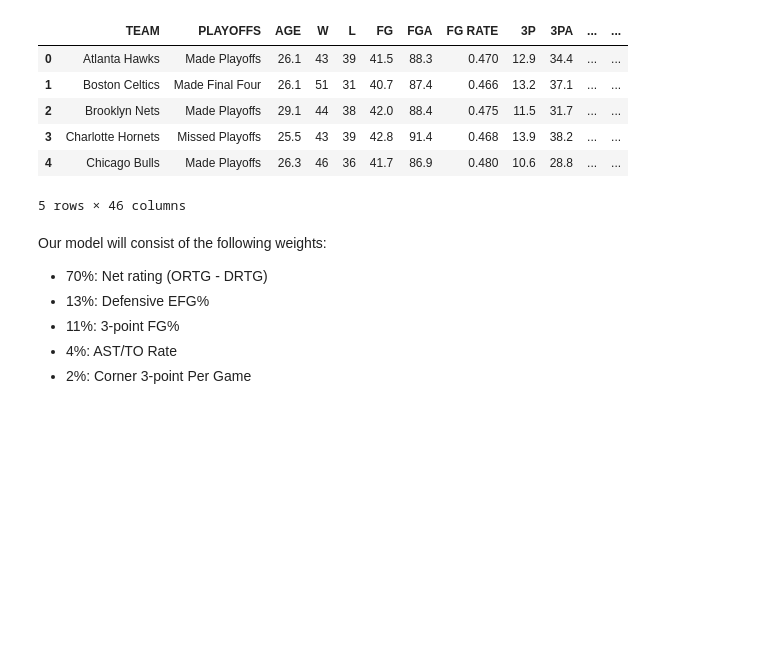
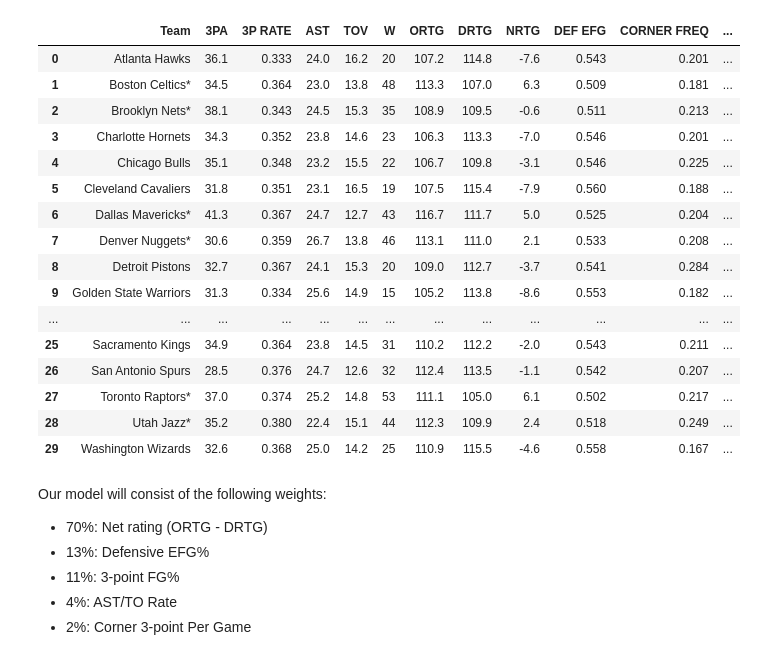
Before and after one commit to Kc1227/Math-42-Final-Project, a Jupyter notebook: Analysis.ipynb, the cells around one changed output. Drawn from its saved outputs; the diff is of its cells as text; code cells hidden in the pictures; blank space fills up the shorter version.

```diff
--- a/Analysis.ipynb
+++ b/Analysis.ipynb
@@ -24,15 +24,25 @@ df_2020['Corner 3-pt Per Game'] = df_2020['3PA'] * df_2020['CORNER FREQ'] * df_2
 df_2019['Corner 3-pt Per Game'] = df_2019['3PA'] * df_2019['CORNER FREQ'] * df_2019['CORNER RATE']
 df_2018['Corner 3-pt Per Game'] = df_2018['3PA'] * df_2018['CORNER FREQ'] * df_2018['CORNER RATE']
 # %%
-df_2021.head()
+df_2019
 # %% [output]
-|  | TEAM | PLAYOFFS | AGE | W | L | FG | FGA | FG RATE | 3P | 3PA | ... | ... |
-| 0 | Atlanta Hawks | Made Playoffs | 26.1 | 43 | 39 | 41.5 | 88.3 | 0.470 | 12.9 | 34.4 | ... | ... |
-| 1 | Boston Celtics | Made Final Four | 26.1 | 51 | 31 | 40.7 | 87.4 | 0.466 | 13.2 | 37.1 | ... | ... |
-| 2 | Brooklyn Nets | Made Playoffs | 29.1 | 44 | 38 | 42.0 | 88.4 | 0.475 | 11.5 | 31.7 | ... | ... |
-| 3 | Charlotte Hornets | Missed Playoffs | 25.5 | 43 | 39 | 42.8 | 91.4 | 0.468 | 13.9 | 38.2 | ... | ... |
-| 4 | Chicago Bulls | Made Playoffs | 26.3 | 46 | 36 | 41.7 | 86.9 | 0.480 | 10.6 | 28.8 | ... | ... |
+|  | Team | 3PA | 3P RATE | AST | TOV | W | ORTG | DRTG | NRTG | DEF EFG | CORNER FREQ | ... |
+| 0 | Atlanta Hawks | 36.1 | 0.333 | 24.0 | 16.2 | 20 | 107.2 | 114.8 | -7.6 | 0.543 | 0.201 | ... |
+| 1 | Boston Celtics* | 34.5 | 0.364 | 23.0 | 13.8 | 48 | 113.3 | 107.0 | 6.3 | 0.509 | 0.181 | ... |
+| 2 | Brooklyn Nets* | 38.1 | 0.343 | 24.5 | 15.3 | 35 | 108.9 | 109.5 | -0.6 | 0.511 | 0.213 | ... |
+| 3 | Charlotte Hornets | 34.3 | 0.352 | 23.8 | 14.6 | 23 | 106.3 | 113.3 | -7.0 | 0.546 | 0.201 | ... |
+| 4 | Chicago Bulls | 35.1 | 0.348 | 23.2 | 15.5 | 22 | 106.7 | 109.8 | -3.1 | 0.546 | 0.225 | ... |
+| 5 | Cleveland Cavaliers | 31.8 | 0.351 | 23.1 | 16.5 | 19 | 107.5 | 115.4 | -7.9 | 0.560 | 0.188 | ... |
+| 6 | Dallas Mavericks* | 41.3 | 0.367 | 24.7 | 12.7 | 43 | 116.7 | 111.7 | 5.0 | 0.525 | 0.204 | ... |
+| 7 | Denver Nuggets* | 30.6 | 0.359 | 26.7 | 13.8 | 46 | 113.1 | 111.0 | 2.1 | 0.533 | 0.208 | ... |
+| 8 | Detroit Pistons | 32.7 | 0.367 | 24.1 | 15.3 | 20 | 109.0 | 112.7 | -3.7 | 0.541 | 0.284 | ... |
+| 9 | Golden State Warriors | 31.3 | 0.334 | 25.6 | 14.9 | 15 | 105.2 | 113.8 | -8.6 | 0.553 | 0.182 | ... |
+| ... | ... | ... | ... | ... | ... | ... | ... | ... | ... | ... | ... | ... |
+| 25 | Sacramento Kings | 34.9 | 0.364 | 23.8 | 14.5 | 31 | 110.2 | 112.2 | -2.0 | 0.543 | 0.211 | ... |
+| 26 | San Antonio Spurs | 28.5 | 0.376 | 24.7 | 12.6 | 32 | 112.4 | 113.5 | -1.1 | 0.542 | 0.207 | ... |
+| 27 | Toronto Raptors* | 37.0 | 0.374 | 25.2 | 14.8 | 53 | 111.1 | 105.0 | 6.1 | 0.502 | 0.217 | ... |
+| 28 | Utah Jazz* | 35.2 | 0.380 | 22.4 | 15.1 | 44 | 112.3 | 109.9 | 2.4 | 0.518 | 0.249 | ... |
+| 29 | Washington Wizards | 32.6 | 0.368 | 25.0 | 14.2 | 25 | 110.9 | 115.5 | -4.6 | 0.558 | 0.167 | ... |
-5 rows × 46 columns
 # %%
 # Use this color dictionary for all graphs to differentiate based on each team's playoff status
 
```
Also changed, not shown: 1 other file.
